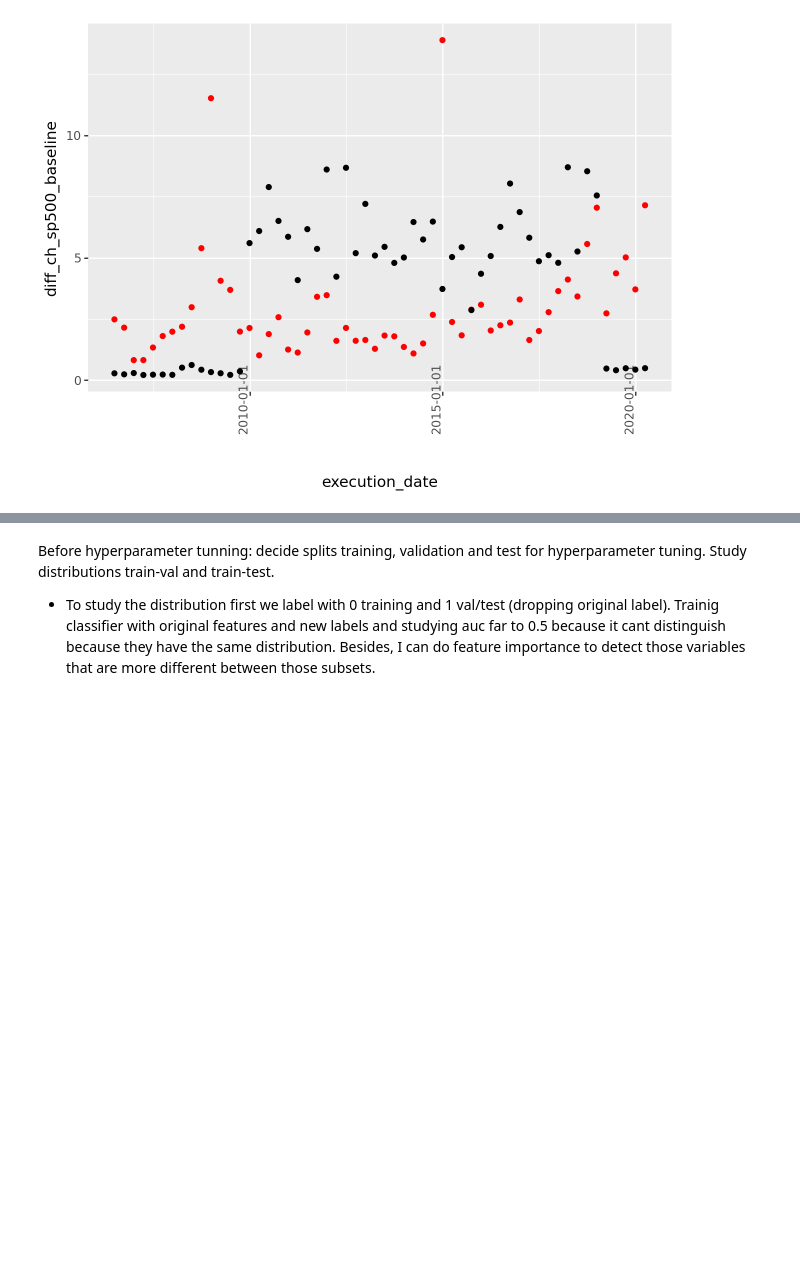
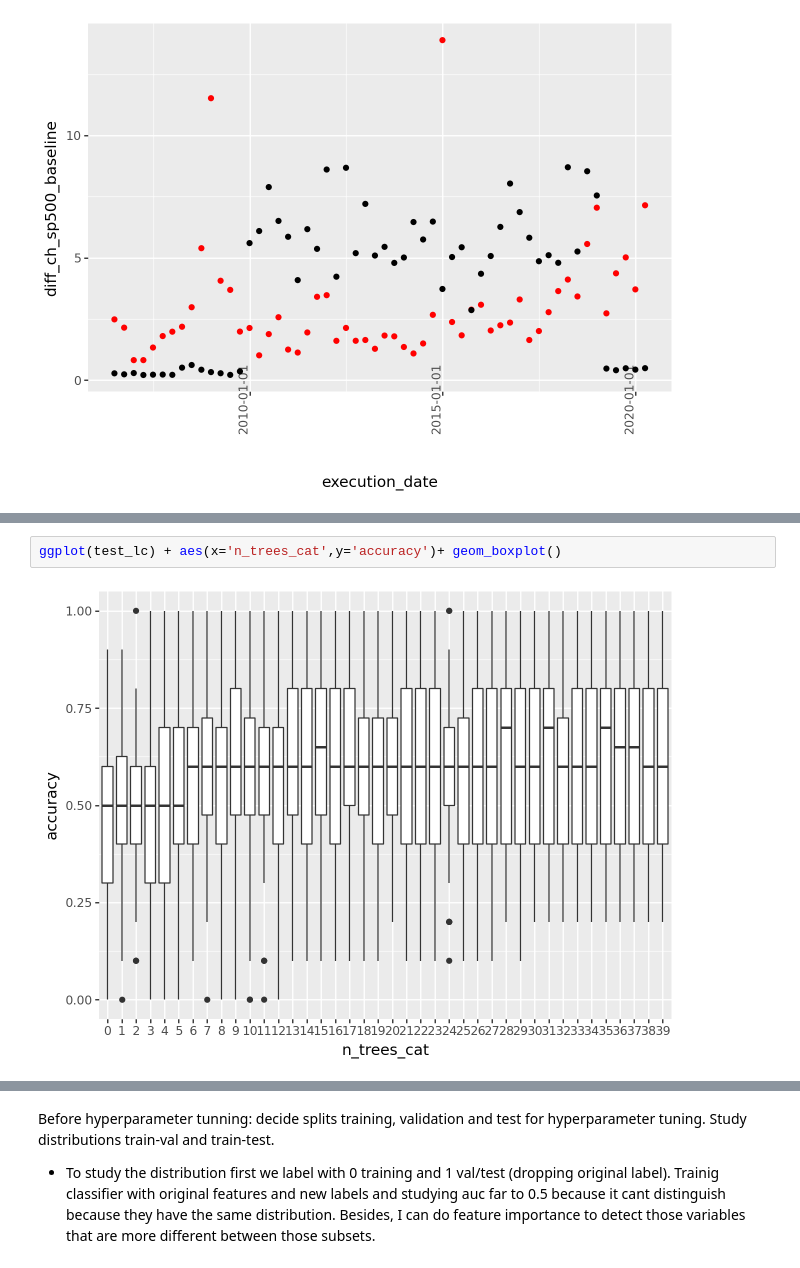
Before and after one commit to raqueel-ff/zrive-ds, a Jupyter notebook: src/module_5/module5.ipynb, the cells around one changed output, grey strips where cells are left out. Saved outputs shown, nothing was run; the diff lists cells and outputs as text; blank space fills up the shorter version.

```diff
--- a/src/module_5/module5.ipynb
+++ b/src/module_5/module5.ipynb
@@ -429,0 +436,4 @@ If it is learning and generalizing, study the final/evolution of accuracy.
+# %%
+ggplot(test_lc) + aes(x='n_trees_cat',y='accuracy')+ geom_boxplot()
+# %% [output]
+[figure, added]
```
Also changed, not shown: parts of 24 cells of this notebook.
